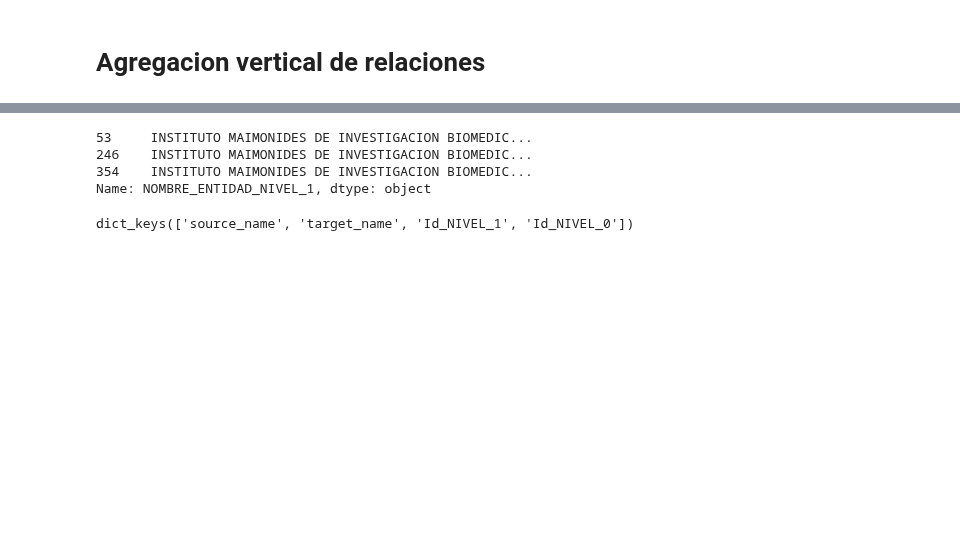
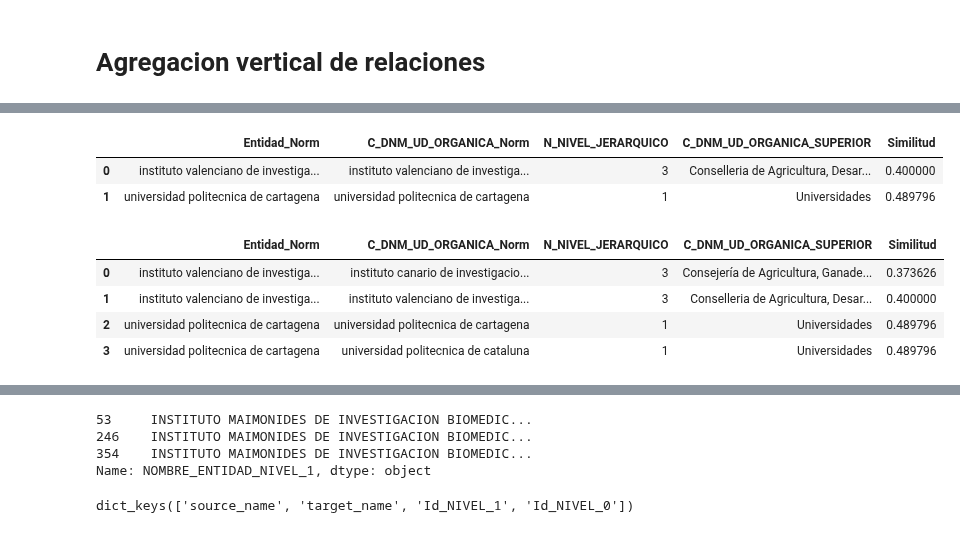
Before and after one commit to Fractal-Software-CA/AVALON, a Jupyter notebook: FuncionAzul.ipynb, the cells around one changed output, grey strips where cells are left out. Drawn from its saved outputs; the diff is of its cells as text; code cells hidden in the pictures; blank space fills up the shorter version.

```diff
--- a/FuncionAzul.ipynb
+++ b/FuncionAzul.ipynb
@@ -267,0 +317,13 @@ result = calcular_Distance_ratcliff_obershelp_ElasticSearch_Ubicacion
+# %%
+l = get_matching_entities_by_elasticSearch(
+                                        Nombre_Intermedio_cruce2_invente,
+                                        "Entidad_Norm",
+                                        ["Entidad_Norm"],
+                                        Nombre_Input_dir3,
+                                        "C_DNM_UD_ORGANICA_Norm",
+                                        Nombre_Input_dir3.columns,
+                                        'index_name',
+                                        10)
+
+l = get_matching_by_elasticSearch_Distance_ratcliff_obershelp(spark,l).filter("final_score >= 0.875")\
+                               .dropDuplicates(subset = ['Entidad_Norm', "C_DNM_UD_ORGANICA_Norm"])
@@ -267,0 +571,15 @@ result = calcular_Distance_ratcliff_obershelp_ElasticSearch_Ubicacion
+# %%
+duplicated2.sort(duplicated2.Similitud.desc())\
+                            .dropDuplicates(subset = ['Entidad_Norm']).toPandas()[["Entidad_Norm","C_DNM_UD_ORGANICA_Norm", "N_NIVEL_JERARQUICO", "C_DNM_UD_ORGANICA_SUPERIOR", "Similitud"]]
+# %% [output]
+|  | Entidad_Norm | C_DNM_UD_ORGANICA_Norm | N_NIVEL_JERARQUICO | C_DNM_UD_ORGANICA_SUPERIOR | Similitud |
+| 0 | instituto valenciano de investiga... | instituto valenciano de investiga... | 3 | Conselleria de Agricultura, Desar... | 0.400000 |
+| 1 | universidad politecnica de cartagena | universidad politecnica de cartagena | 1 | Universidades | 0.489796 |
+# %%
+duplicated2.toPandas()[["Entidad_Norm","C_DNM_UD_ORGANICA_Norm", "N_NIVEL_JERARQUICO", "C_DNM_UD_ORGANICA_SUPERIOR", "Similitud"]]
+# %% [output]
+|  | Entidad_Norm | C_DNM_UD_ORGANICA_Norm | N_NIVEL_JERARQUICO | C_DNM_UD_ORGANICA_SUPERIOR | Similitud |
+| 0 | instituto valenciano de investiga... | instituto canario de investigacio... | 3 | Consejería de Agricultura, Ganade... | 0.373626 |
+| 1 | instituto valenciano de investiga... | instituto valenciano de investiga... | 3 | Conselleria de Agricultura, Desar... | 0.400000 |
+| 2 | universidad politecnica de cartagena | universidad politecnica de cartagena | 1 | Universidades | 0.489796 |
+| 3 | universidad politecnica de cartagena | universidad politecnica de cataluna | 1 | Universidades | 0.489796 |
```
Also changed, not shown: parts of 60 cells of this notebook, 4 other files.
